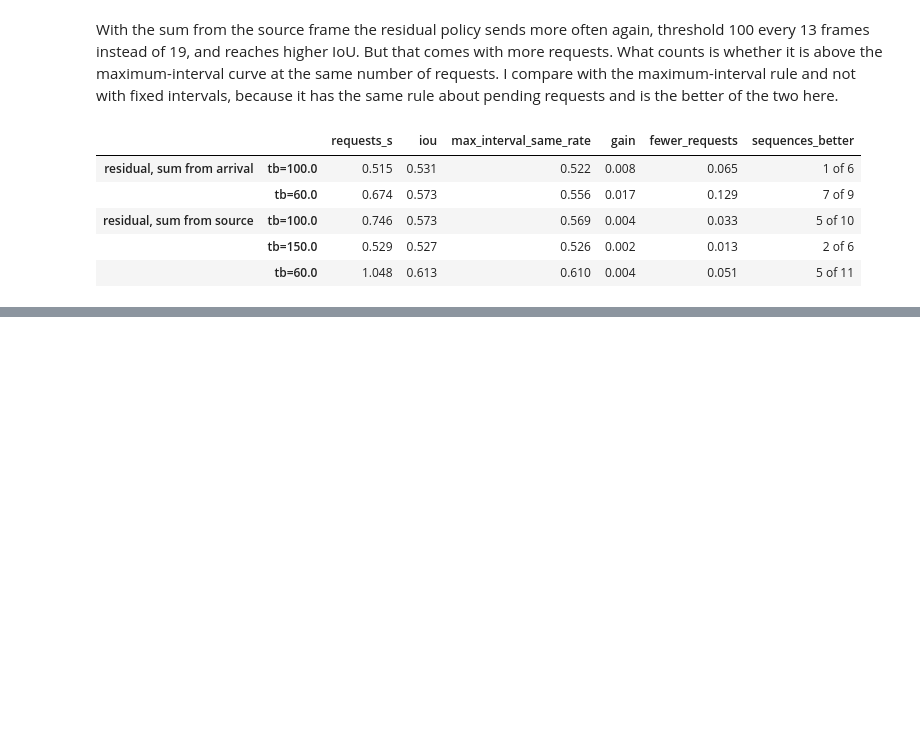
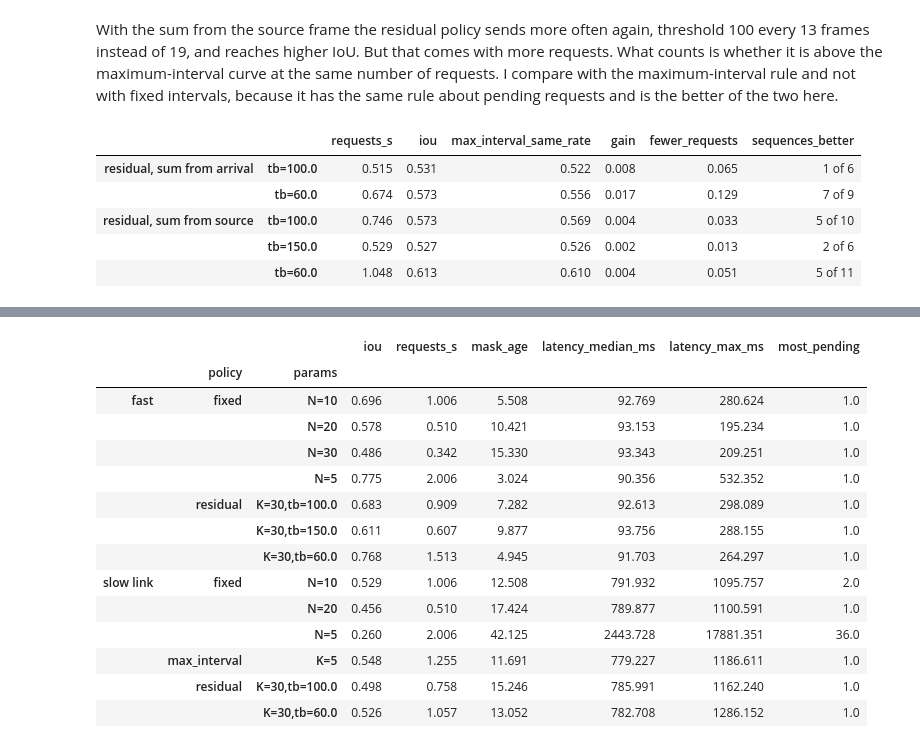
Before and after one commit to NickPoint/adaptive-mask-refresh, a Jupyter notebook: policy.ipynb, the cells around one changed output, grey strips where cells are left out. Saved outputs shown, nothing was run; the diff lists cells and outputs as text; code cells hidden in the pictures; blank space fills up the shorter version.

```diff
--- a/policy.ipynb
+++ b/policy.ipynb
@@ -571,0 +577,38 @@ So on this link the residual signal adds almost nothing. A mask is already 7 fra
+# %%
+RUN_HELDOUT = False  # 13 passes of about 5 minutes, three in parallel take about 25 minutes
+HELDOUT_FAST = {
+    "results/heldout_fast_fixed.csv": ["--delays", "0", "--policies", "fixed", "--n", "5", "10", "20", "30"],
+    "results/heldout_fast_boundary.csv": ["--delays", "0", "--policies", "residual", "--k", "30", "--t-boundary", "60", "100", "150", "--t-tiles", "none"],
+}
+HELDOUT_SLOW = {
+    "results/heldout_slow_fixed.csv": [*LINK, "--policies", "fixed", "--n", "5", "10", "20"],
+    "results/heldout_slow_max.csv": [*LINK, "--policies", "max_interval", "--k", "5"],
+    "results/heldout_slow_boundary.csv": [*LINK, "--policies", "residual", "--k", "30", "--t-boundary", "60", "100", "--t-tiles", "none"],
+}
+if RUN_HELDOUT:
+    for out, args in {**HELDOUT_FAST, **HELDOUT_SLOW}.items():
+        subprocess.run([sys.executable, "policy_client.py", "--split", "heldout", "--out", out, *args], check=True)
+
+heldout_fast = pd.concat([pd.read_csv(path, dtype={"seq": str}) for path in HELDOUT_FAST], ignore_index=True)
+heldout_slow = pd.concat([pd.read_csv(path, dtype={"seq": str}) for path in HELDOUT_SLOW], ignore_index=True)
+heldout_summary = pd.concat({
+    "fast": heldout_fast.groupby(["policy", "params"]).apply(network_summary, include_groups=False),
+    "slow link": heldout_slow.groupby(["policy", "params"]).apply(network_summary, include_groups=False),
+})
+heldout_summary.round(3)
+# %% [output]
+|  |  |  | iou | requests_s | mask_age | latency_median_ms | latency_max_ms | most_pending |
+|  | policy | params |  |  |  |  |  |  |
+| fast | fixed | N=10 | 0.696 | 1.006 | 5.508 | 92.769 | 280.624 | 1.0 |
+|  |  | N=20 | 0.578 | 0.510 | 10.421 | 93.153 | 195.234 | 1.0 |
+|  |  | N=30 | 0.486 | 0.342 | 15.330 | 93.343 | 209.251 | 1.0 |
+|  |  | N=5 | 0.775 | 2.006 | 3.024 | 90.356 | 532.352 | 1.0 |
+|  | residual | K=30,tb=100.0 | 0.683 | 0.909 | 7.282 | 92.613 | 298.089 | 1.0 |
+|  |  | K=30,tb=150.0 | 0.611 | 0.607 | 9.877 | 93.756 | 288.155 | 1.0 |
+|  |  | K=30,tb=60.0 | 0.768 | 1.513 | 4.945 | 91.703 | 264.297 | 1.0 |
+| slow link | fixed | N=10 | 0.529 | 1.006 | 12.508 | 791.932 | 1095.757 | 2.0 |
+|  |  | N=20 | 0.456 | 0.510 | 17.424 | 789.877 | 1100.591 | 1.0 |
+|  |  | N=5 | 0.260 | 2.006 | 42.125 | 2443.728 | 17881.351 | 36.0 |
+|  | max_interval | K=5 | 0.548 | 1.255 | 11.691 | 779.227 | 1186.611 | 1.0 |
+|  | residual | K=30,tb=100.0 | 0.498 | 0.758 | 15.246 | 785.991 | 1162.240 | 1.0 |
+|  |  | K=30,tb=60.0 | 0.526 | 1.057 | 13.052 | 782.708 | 1286.152 | 1.0 |
```
Also changed, not shown: parts of 10 cells of this notebook, 10 other files.
